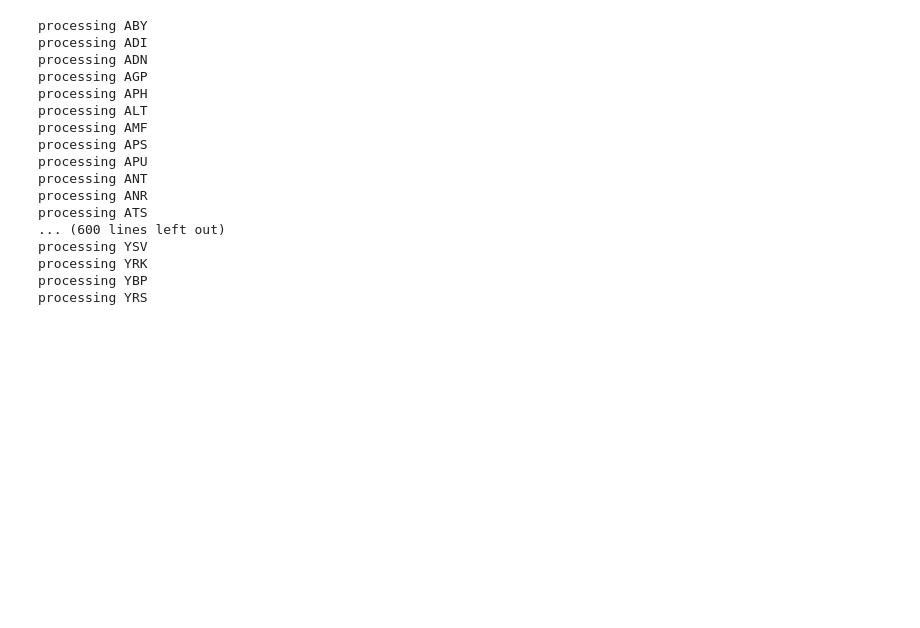
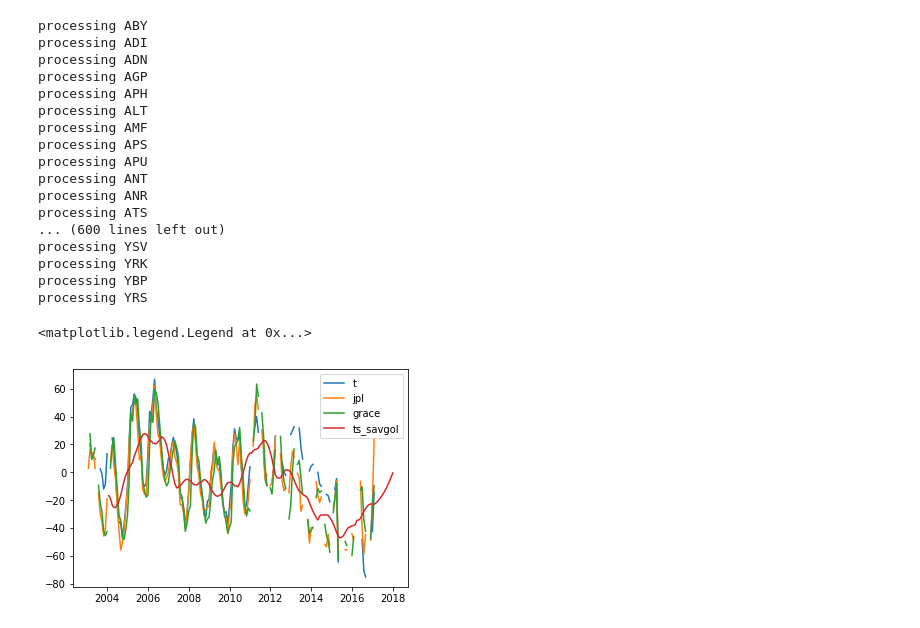
Before and after one commit to kashingtonDC/cvwbm, a Jupyter notebook: code/GRACE.ipynb, the cells around one changed output. Drawn from its saved outputs; the diff is of its cells as text; code cells hidden in the pictures; blank space fills up the shorter version.

Commit message:
add grace extended SA and filtering code

```diff
--- a/code/GRACE.ipynb
+++ b/code/GRACE.ipynb
@@ -199,7 +129,7 @@ res_data = {}
 
 for i in within_GRACE.ID:
     print("processing " + i )
-    url = "https://cdec.water.ca.gov/dynamicapp/req/CSVDataServlet?Stations={}&SensorNums=15&dur_code=M&Start=2002-01-01&End=2018-12-31".format(i)
+    url = "https://cdec.water.ca.gov/dynamicapp/req/CSVDataServlet?Stations={}&SensorNums=15&dur_code=M&Start=2002-01-01&End=2017-12-31".format(i)
     urlData = requests.get(url).content
     df = pd.read_csv(io.StringIO(urlData.decode('utf-8')))
 
@@ -238,3 +175,49 @@ res_ts = np.nansum(np.column_stack(res_s), axis = 1)
 means = pd.DataFrame.from_dict(res_df).mean(axis = 0)
 m = pd.DataFrame(means* 1.23348e-6, index = means.index) # Acre ft to cubic km
 m.columns = ["storage"]
+# %%
+# for the other hydrology data, make a df starting 1 year earlier
+
+years2 = range(2002, 2018)
+months2 = range(1,13)
+start2 = datetime.datetime(years2[0], 1, 1)
+end2 = datetime.datetime(years2[-1]+1, 1, 1)
+dt_idx2 = pd.date_range(start2,end2, freq='M')
+
+
+df2 = pd.DataFrame([gldas_sm,tc_sm,gldas_swe,fldas_swe,res_ts*1.23348e-6]).T
+df2.columns = ["gldas_sm", "tc_sm", "gldas_swe", "fldas_swe", "res_ts"]
+df2.drop(df2.tail(1).index,inplace=True)
+df2.index = dt_idx2
+# %%
+## Now you have the Grace data in df and other dS data in df2
+
+# Merge them
+fin_df = pd.merge(df, df2, how = "inner", left_index = True, right_index = True)
+
+# Calculate mean SWE and SM
+fin_df['swe'] = np.mean([fin_df.gldas_swe, fin_df.fldas_swe], axis = 0)
+fin_df['sm'] = np.nanmean([fin_df.tc_sm, fin_df.gldas_sm], axis = 0)
+
+# Correct GRACE signal for sm, swe, reservoir storage
+fin_df['grace'] = fin_df.grace_median - fin_df.sm.diff()  - fin_df.swe.diff() - fin_df.res_ts.diff()
+
+# Linear interpolation of missing values
+fin_df['t'] = fin_df.grace.interpolate(method="linear")
+
+# apply SavGol filter
+fin_df['ts_savgol'] = savgol_filter(fin_df.t, window_length=23, polyorder=2)
+# %%
+plt.plot(np.cumsum(fin_df.grace_median.diff()), label = "t")
+# plt.plot(fin_df.mas)
+# plt.plot(fin_df.cri)
+plt.plot(fin_df.jpl)
+# plt.plot(fin_df.gfz)
+# plt.plot(np.cumsum(fin_df.grace.diff()))
+plt.plot(fin_df.grace)
+plt.plot(fin_df.ts_savgol)
+
+plt.legend()
+# %% [output]
+<matplotlib.legend.Legend at 0x...>
+[figure, added]
```
Also changed, not shown: parts of 19 cells of this notebook.
